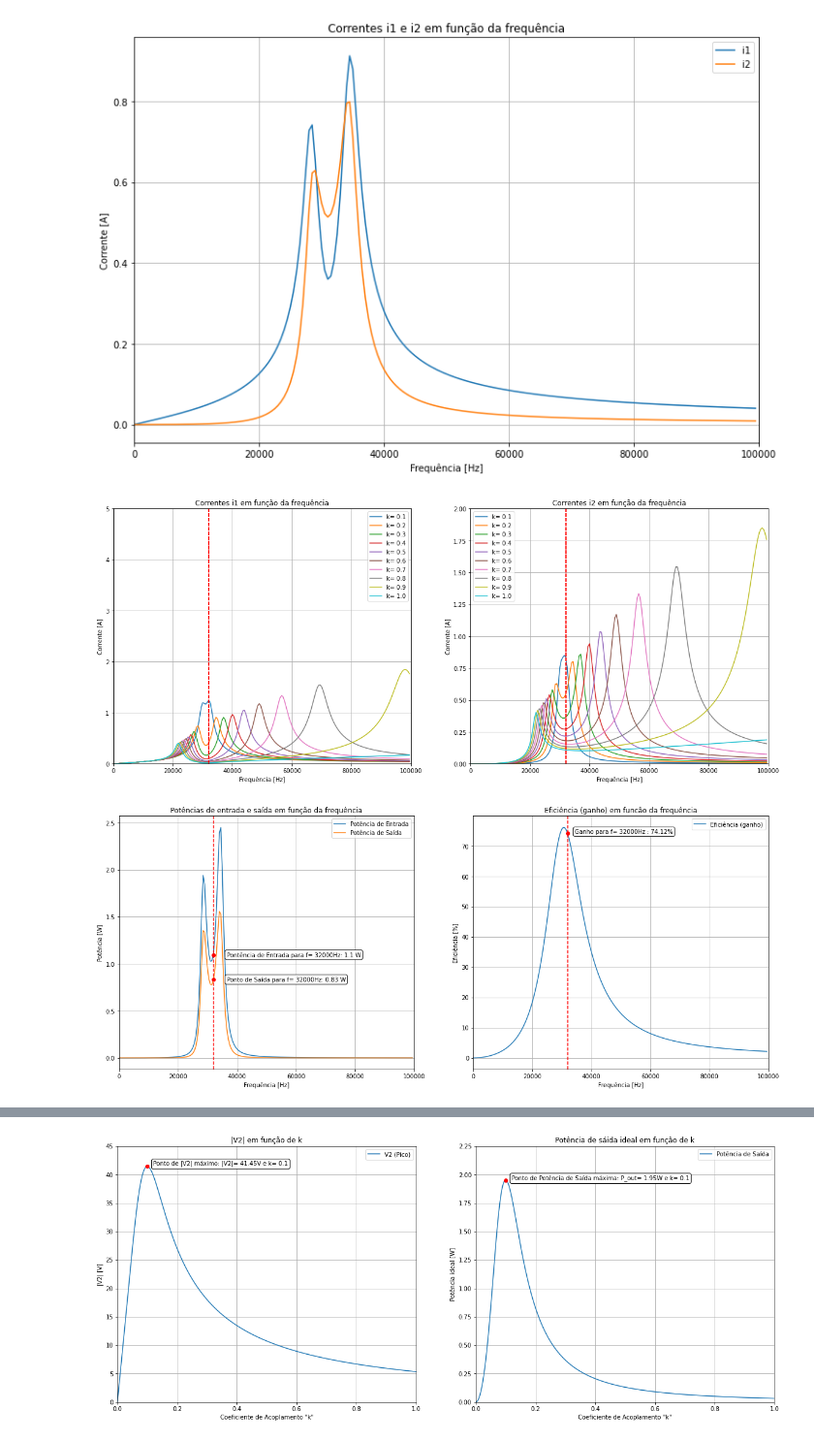
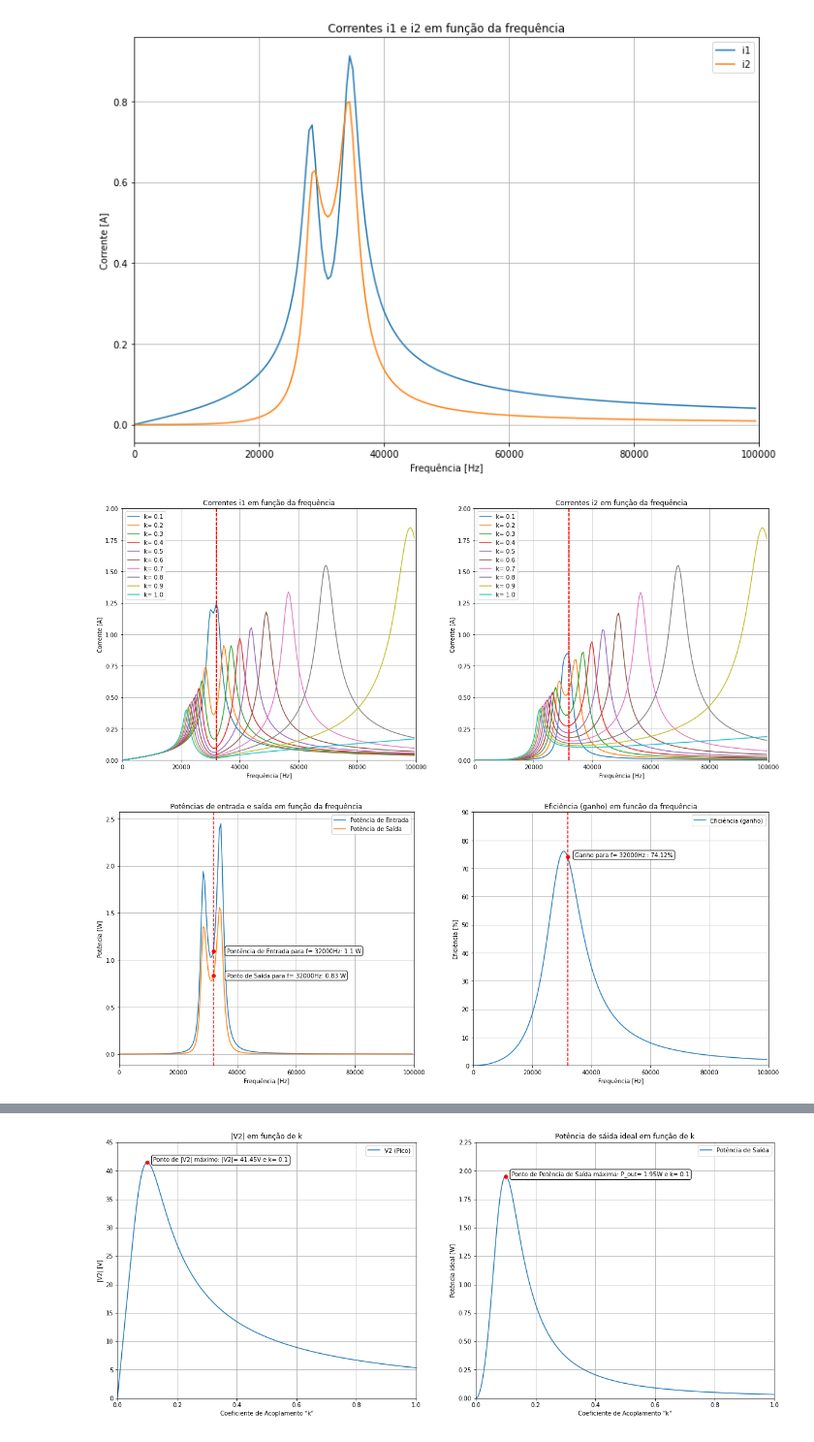
Before and after one commit to pabdutra/projeto_eletromag, a Jupyter notebook: projeto.ipynb, the cells around one changed output, grey strips where cells are left out. Shown at 97% size. Cells and saved outputs as stored; diff of their text form; code cells hidden in the pictures.

```diff
--- a/projeto.ipynb
+++ b/projeto.ipynb
@@ -156,35 +156,35 @@ for k in PossiveisK:
     for f in PossiveisFreq:
         i1, i2, ic, V2 = CalcularTransformador(k, f)
 
         listaI1.append(np.abs(i1))
         listaI2.append(np.abs(i2))
 
     plt.subplot(1,2,1)
     plt.plot(PossiveisFreq, listaI1, label=f'k= {np.round(k,3)}')
     plt.title("Correntes i1 em função da frequência")
     plt.xlabel("Frequência [Hz]")
     plt.ylabel("Corrente [A]")
     plt.xlim(0,100e3)
-    plt.ylim(0,5)
+    plt.ylim(0,2)
     plt.axvline(x=32000, ymin=0, ymax=1, c='r', ls='--')
     plt.grid(True)
     plt.legend()
 
     plt.subplot(1,2,2)
     plt.plot(PossiveisFreq, listaI2, label=f'k= {np.round(k,3)}')
     plt.title("Correntes i2 em função da frequência")
     plt.xlabel("Frequência [Hz]")
     plt.ylabel("Corrente [A]")
     plt.xlim(0,100e3)
     plt.ylim(0,2)
     plt.axvline(x=32000, ymin=0, ymax=1, c='r', ls='--')
     plt.grid(True)
     plt.legend()
 
 plt.savefig('img/correntes.png')
 plt.show()
 # %% [output]
-[figure, old version]
+[figure, new version]
 # %%
 
 # Ganho, potência de entrada e potência de saída para diferentes valores de f, considerando um coeficiente de acoplamento "k" fixo em 0.2
@@ -237,6 +237,7 @@ plt.title('Eficiência (ganho) em funcão da frequência')
 plt.xlabel('Frequência [Hz]')
 plt.ylabel('Eficiência [%]')
 plt.xlim(0,100e3)
+plt.ylim(0,90)
 plt.axvline(x=32000, ymin=0, ymax=1, c='r', ls='--')
 plt.scatter(fIdeal, gIdeal, color='red', zorder=5)
 plt.annotate(f'Ganho para f= {round(fIdeal, 2)}Hz : {round(gIdeal, 2)}%', (fIdeal, gIdeal), xytext=(fIdeal+2500, gIdeal), bbox=dict(boxstyle='round', fc='w', ec='k', lw=1))
@@ -246,7 +247,7 @@ plt.legend()
 plt.savefig('img/pot_ganho.png')
 plt.show()
 # %% [output]
-[figure, old version]
+[figure, new version]
 # %%
 # Ganho para diferentes valores de f, considerando um coeficiente de acoplamento "k" variável
 
```
Also changed, not shown: parts of 2 cells of this notebook, 3 other files.
